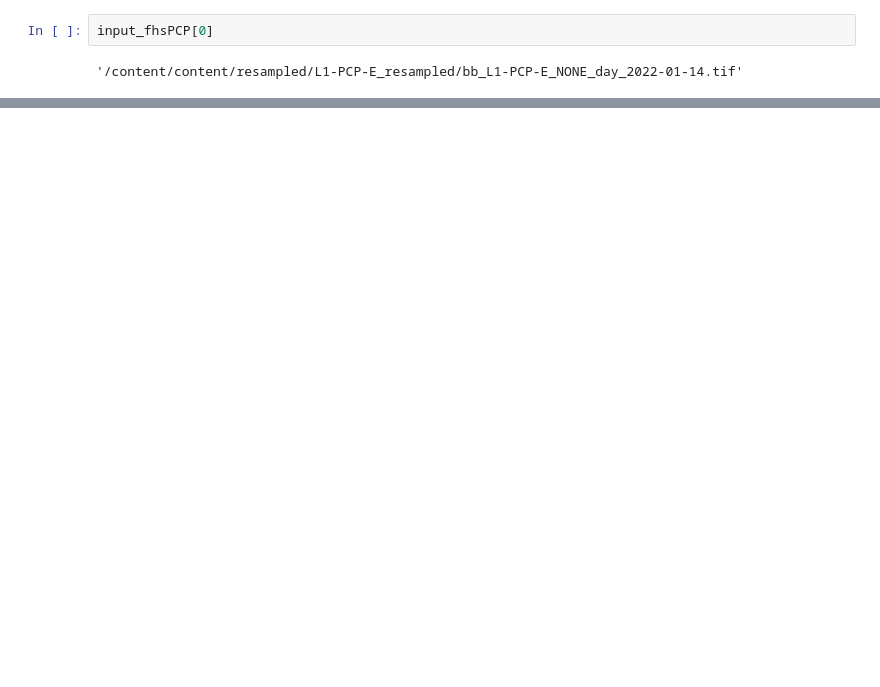
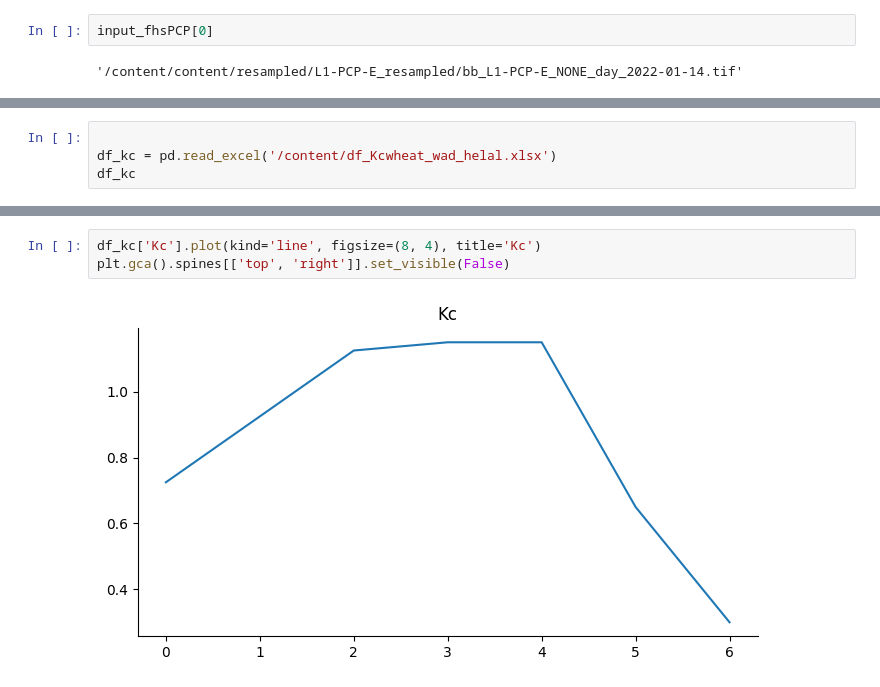
Before and after one commit to wateraccounting/WaPORIPA, a Jupyter notebook: Notebooks/Module_1_WaPOR_data_preparation.ipynb, the cells around one changed output, grey strips where cells are left out. Drawn from its saved outputs; the diff is of its cells as text; blank space fills up the shorter version.

```diff
--- a/Notebooks/Module_1_WaPOR_data_preparation.ipynb
+++ b/Notebooks/Module_1_WaPOR_data_preparation.ipynb
@@ -433,0 +642,4 @@ for RETfh in input_fhsRET:
+# %%
+
+df_kc = pd.read_excel('/content/df_Kcwheat_wad_helal.xlsx')
+df_kc
@@ -433,0 +687,5 @@ for RETfh in input_fhsRET:
+# %%
+df_kc['Kc'].plot(kind='line', figsize=(8, 4), title='Kc')
+plt.gca().spines[['top', 'right']].set_visible(False)
+# %% [output]
+[figure, added]
```
Also changed, not shown: parts of 77 cells of this notebook.
